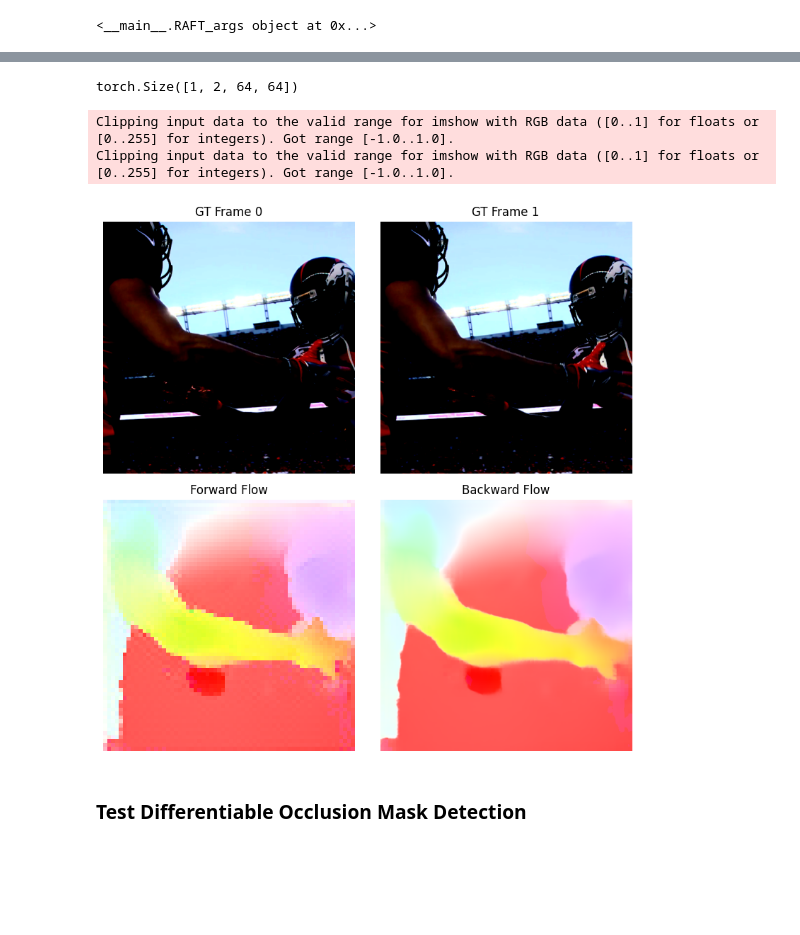
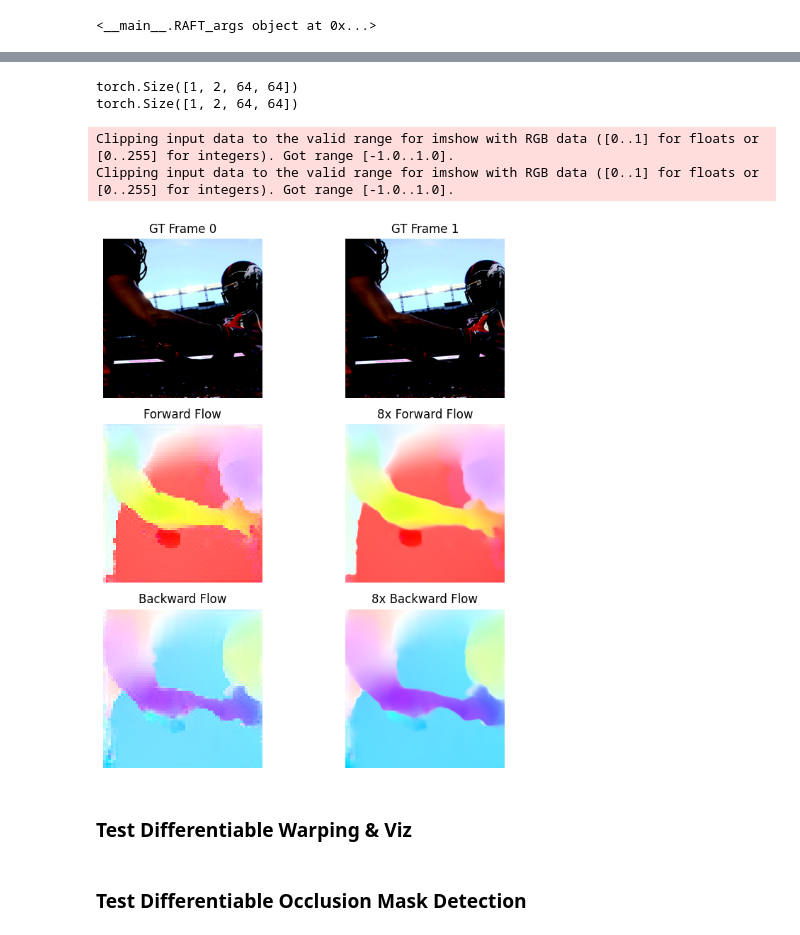
Before and after one commit to Aryan-Garg/gQIR, a Jupyter notebook: flow_tester.ipynb, the cells around one changed output, grey strips where cells are left out. Drawn from its saved outputs; the diff is of its cells as text; code cells hidden in the pictures; blank space fills up the shorter version.

Commit message:
Fix fw, bw flow computation

```diff
--- a/flow_tester.ipynb
+++ b/flow_tester.ipynb
@@ -283,36 +235,52 @@ frame1 = torch.Tensor(gt[f1_idx]).permute(2,0,1).unsqueeze(0).to(device)
 frame2 = torch.Tensor(gt[f2_idx]).permute(2,0,1).unsqueeze(0).to(device)
 # print(frame1.size(), frame2.size())
 
-flow_fw, flow_bw = raft_model(frame1, frame2, iters=20, test_mode=True)
+flow_fw, flow_fw_8x = raft_model(frame1, frame2, iters=20, test_mode=True)
+flow_bw, flow_bw_8x = raft_model(frame2, frame1, iters=20, test_mode=True)
 # %%
 print(flow_fw.size())
+print(flow_bw.size())
 # %% [output]
 torch.Size([1, 2, 64, 64])
+torch.Size([1, 2, 64, 64])
 # %%
 rgb_flow_fw = flow_to_rgb(flow_fw.squeeze().permute(1,2,0).cpu().numpy())
-rgb_flow_bq = flow_to_rgb(flow_bw.squeeze().permute(1,2,0).cpu().numpy())
+rgb_flow_fw_8x = flow_to_rgb(flow_fw_8x.squeeze().permute(1,2,0).cpu().numpy())
+
+rgb_flow_bw = flow_to_rgb(flow_bw.squeeze().permute(1,2,0).cpu().numpy())
+rgb_flow_bw_8x = flow_to_rgb(flow_bw_8x.squeeze().permute(1,2,0).cpu().numpy())
 # %%
-fig, axs = plt.subplots(2, 2, figsize=(8, 8))
+fig, axs = plt.subplots(3, 2, figsize=(8, 8))
 
 axs[0, 0].imshow(gt[f1_idx])
 axs[0, 0].axis("off")
 axs[0, 0].set_title("GT Frame 0")
 
 axs[0, 1].imshow(gt[f2_idx])
 axs[0, 1].axis("off")
 axs[0, 1].set_title("GT Frame 1")
 
 axs[1, 0].imshow(rgb_flow_fw)
 axs[1, 0].axis("off")
 axs[1, 0].set_title("Forward Flow")
 
-axs[1, 1].imshow(rgb_flow_bq)
+axs[1, 1].imshow(rgb_flow_fw_8x)
 axs[1, 1].axis("off")
-axs[1, 1].set_title("Backward Flow")
+axs[1, 1].set_title("8x Forward Flow")
+
+axs[2, 0].imshow(rgb_flow_bw)
+axs[2, 0].axis("off")
+axs[2, 0].set_title("Backward Flow")
+
+axs[2, 1].imshow(rgb_flow_bw_8x)
+axs[2, 1].axis("off")
+axs[2, 1].set_title("8x Backward Flow")
 
 plt.tight_layout()
 plt.show()
 # %% [output]
 Clipping input data to the valid range for imshow with RGB data ([0..1] for floats or [0..255] for integers). Got range [-1.0..1.0].
 Clipping input data to the valid range for imshow with RGB data ([0..1] for floats or [0..255] for integers). Got range [-1.0..1.0].
-[figure, old version]
+[figure, new version]
+# %% [markdown]
+### Test Differentiable Warping & Viz
```
Also changed, not shown: parts of 3 cells of this notebook, 1 other file.
